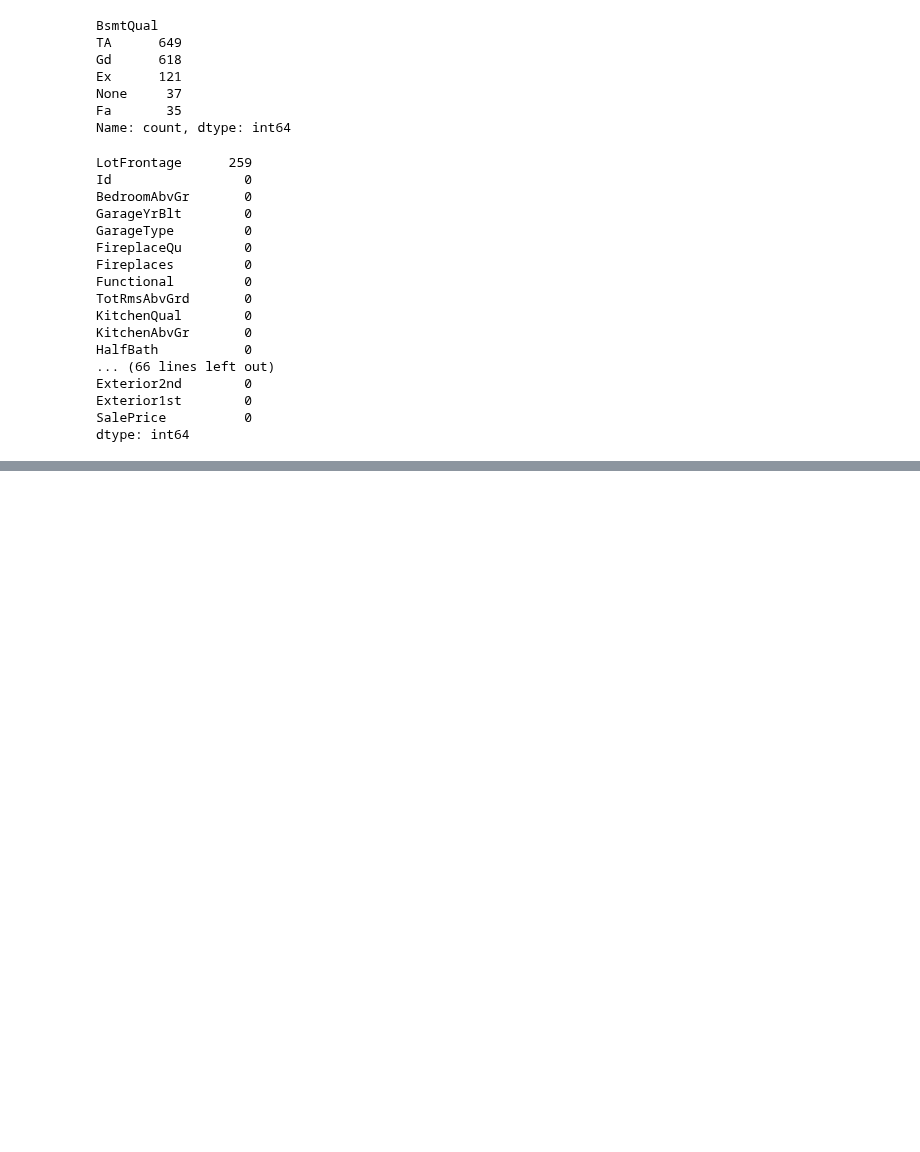
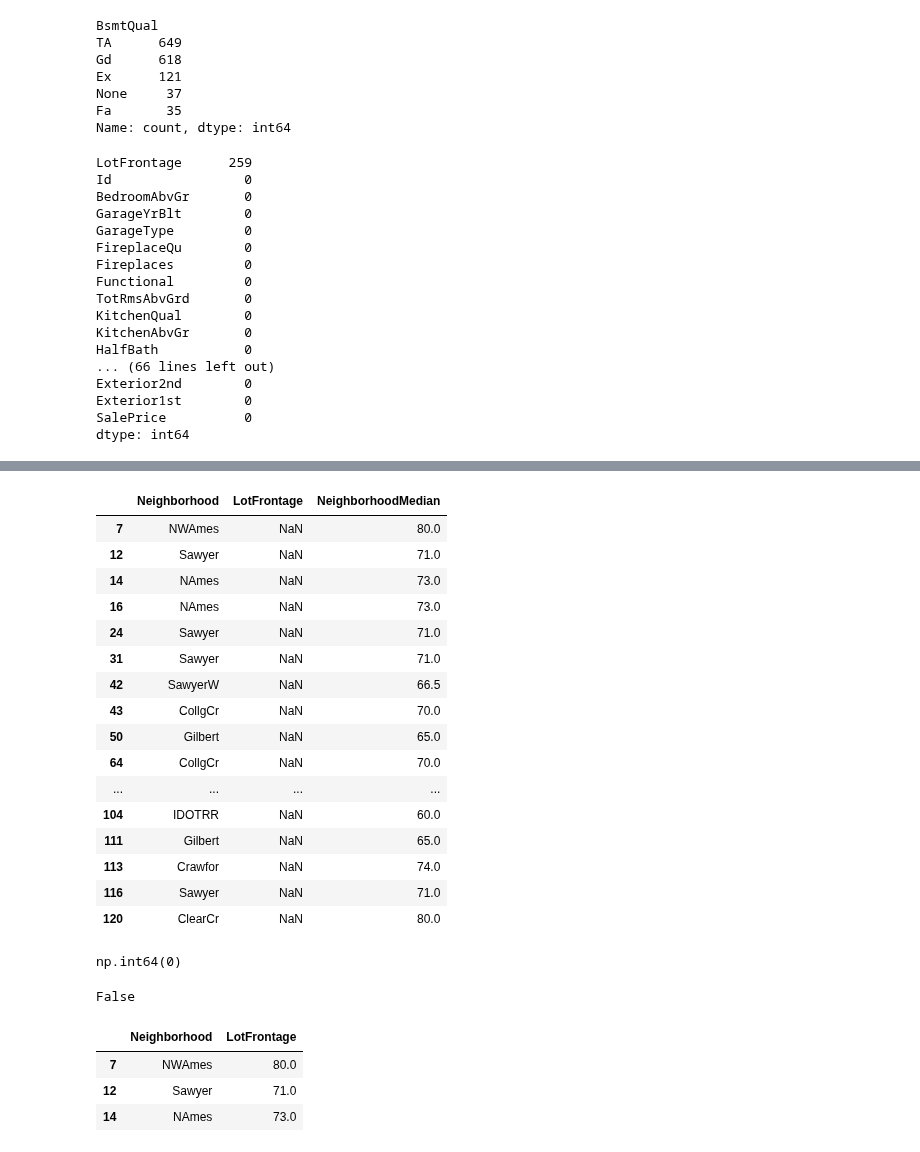
Before and after one commit to kogimurio/house_sales_prediction, a Jupyter notebook: saales_price_predictions.ipynb, the cells around one changed output, grey strips where cells are left out. Drawn from its saved outputs; the diff is of its cells as text; code cells hidden in the pictures; blank space fills up the shorter version.

```diff
--- a/saales_price_predictions.ipynb
+++ b/saales_price_predictions.ipynb
@@ -1525,0 +1569,20 @@ dtype: int64
+# %%
+dataset[dataset['LotFrontage'].isnull()][['Neighborhood', 'LotFrontage', 'NeighborhoodMedian']].head(20)
+# %% [output]
+|  | Neighborhood | LotFrontage | NeighborhoodMedian |
+| 7 | NWAmes | NaN | 80.0 |
+| 12 | Sawyer | NaN | 71.0 |
+| 14 | NAmes | NaN | 73.0 |
+| 16 | NAmes | NaN | 73.0 |
+| 24 | Sawyer | NaN | 71.0 |
+| 31 | Sawyer | NaN | 71.0 |
+| 42 | SawyerW | NaN | 66.5 |
+| 43 | CollgCr | NaN | 70.0 |
+| 50 | Gilbert | NaN | 65.0 |
+| 64 | CollgCr | NaN | 70.0 |
+| ... | ... | ... | ... |
+| 104 | IDOTRR | NaN | 60.0 |
+| 111 | Gilbert | NaN | 65.0 |
+| 113 | Crawfor | NaN | 74.0 |
+| 116 | Sawyer | NaN | 71.0 |
+| 120 | ClearCr | NaN | 80.0 |
@@ -1525,0 +1591,4 @@ dtype: int64
+# %%
+dataset['LotFrontage'].isnull().sum()
+# %% [output]
+np.int64(0)
@@ -1525,0 +1597,11 @@ dtype: int64
+# %%
+'NeighborhoodMedian' in dataset.columns
+# %% [output]
+False
+# %%
+dataset.loc[[7, 12, 14], ['Neighborhood',	'LotFrontage']]
+# %% [output]
+|  | Neighborhood | LotFrontage |
+| 7 | NWAmes | 80.0 |
+| 12 | Sawyer | 71.0 |
+| 14 | NAmes | 73.0 |
```
Also changed, not shown: parts of 7 cells of this notebook.
